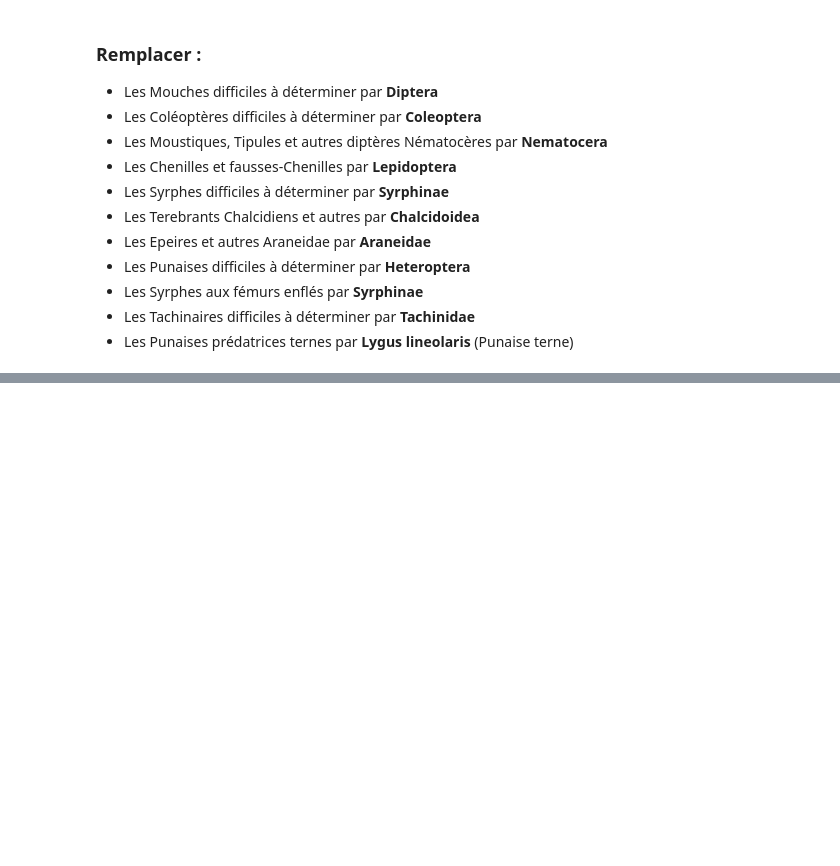
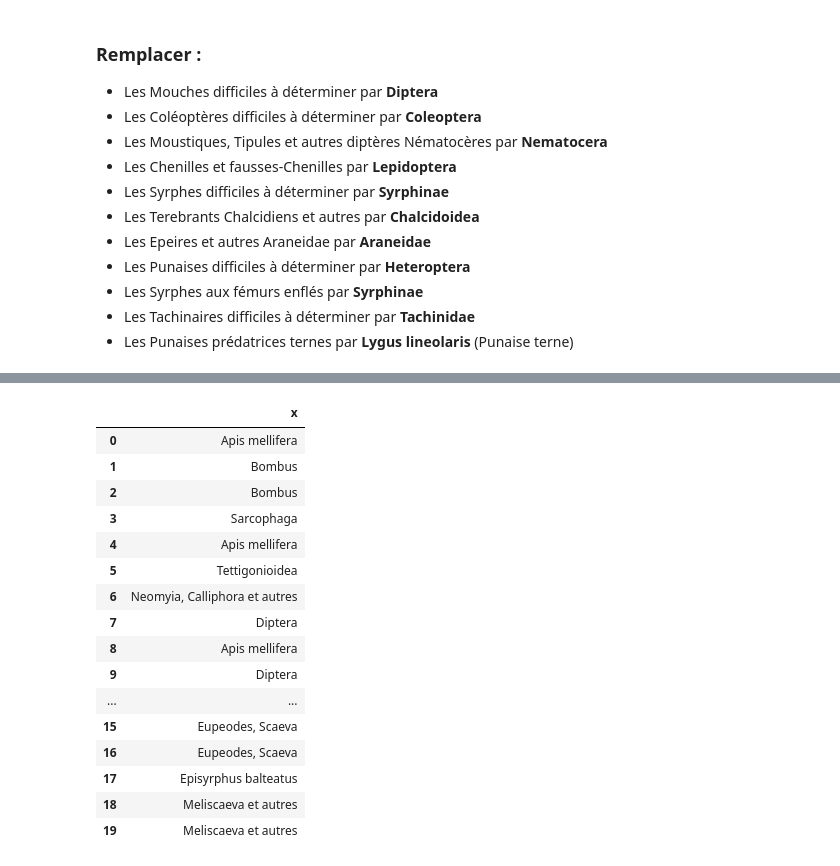
Before and after one commit to juldpnt/fil-rouge-pollinisateurs, a Jupyter notebook: scripts/data_treatment/insect_treatment/insect_classification.ipynb, the cells around one changed output, grey strips where cells are left out. Cells and saved outputs as stored; diff of their text form; code cells hidden in the pictures; blank space fills up the shorter version.

```diff
--- a/scripts/data_treatment/insect_treatment/insect_classification.ipynb
+++ b/scripts/data_treatment/insect_treatment/insect_classification.ipynb
@@ -527,0 +643,4 @@ intersection_df
+# %%
+df = pd.read_csv('insect_sc.csv')
+unique = unique_df_values(df, 'x')
+print(len(unique))
@@ -527,0 +674,20 @@ intersection_df
+# %%
+df.head(20)
+# %% [output]
+|  | x |
+| 0 | Apis mellifera |
+| 1 | Bombus |
+| 2 | Bombus |
+| 3 | Sarcophaga |
+| 4 | Apis mellifera |
+| 5 | Tettigonioidea |
+| 6 | Neomyia, Calliphora et autres |
+| 7 | Diptera |
+| 8 | Apis mellifera |
+| 9 | Diptera |
+| ... | ... |
+| 15 | Eupeodes, Scaeva |
+| 16 | Eupeodes, Scaeva |
+| 17 | Episyrphus balteatus |
+| 18 | Meliscaeva et autres |
+| 19 | Meliscaeva et autres |
```
Also changed, not shown: parts of 20 cells of this notebook, 2 other files.
